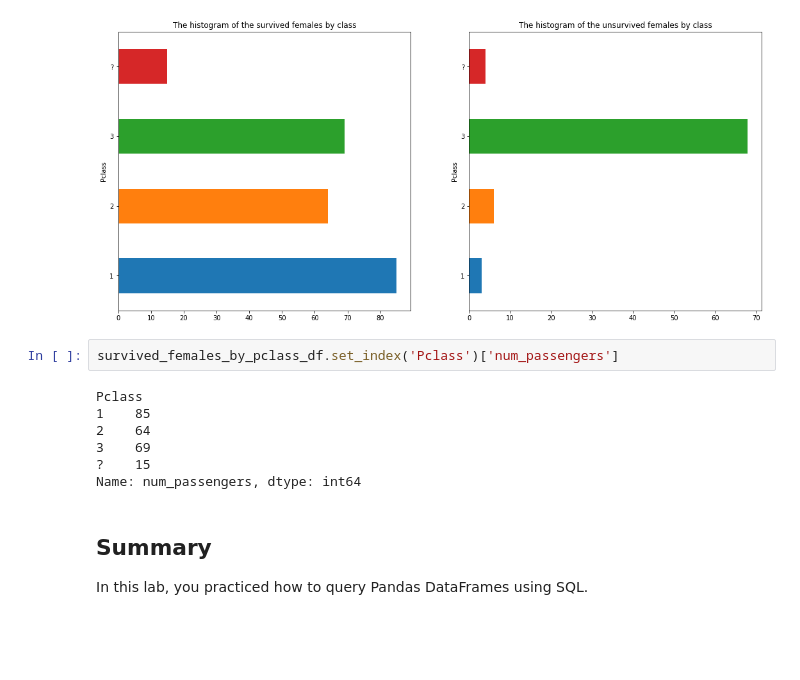
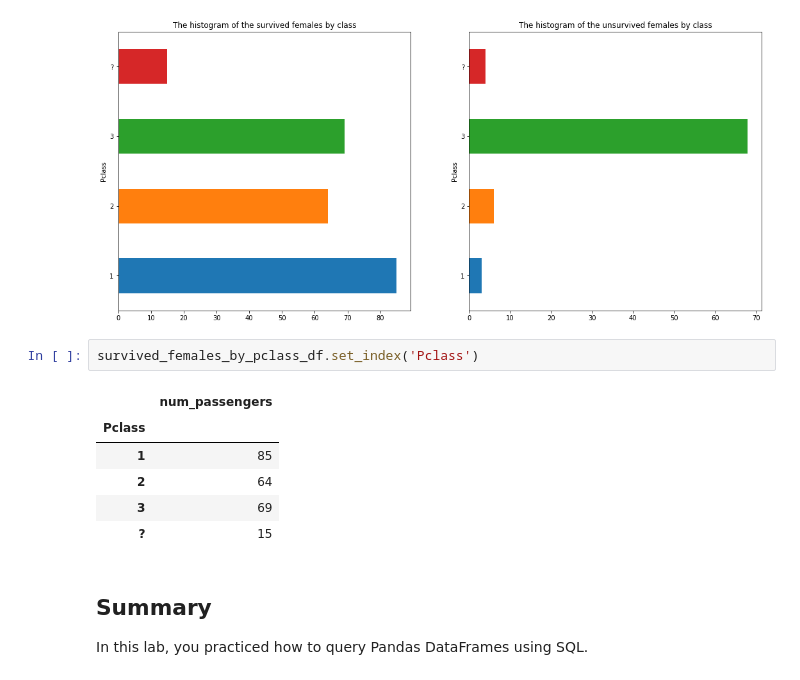
Before and after one commit to ColinFangshu/dsc-using-sql-with-pandas-lab-seattle-ds-career-051319, a Jupyter notebook: index.ipynb, the cells around one changed output. Saved outputs shown, nothing was run; the diff lists cells and outputs as text; blank space fills up the shorter version.

```diff
--- a/index.ipynb
+++ b/index.ipynb
@@ -380,14 +380,14 @@ ax2.set_title('The histogram of the unsurvived females by class')
 Text(0.5, 1.0, 'The histogram of the unsurvived females by class')
 [figure]
 # %%
-survived_females_by_pclass_df.set_index('Pclass')['num_passengers']
+survived_females_by_pclass_df.set_index('Pclass')
 # %% [output]
-Pclass
-1    85
-2    64
-3    69
-?    15
-Name: num_passengers, dtype: int64
+|  | num_passengers |
+| Pclass |  |
+| 1 | 85 |
+| 2 | 64 |
+| 3 | 69 |
+| ? | 15 |
 # %% [markdown]
 ## Summary
 
```
